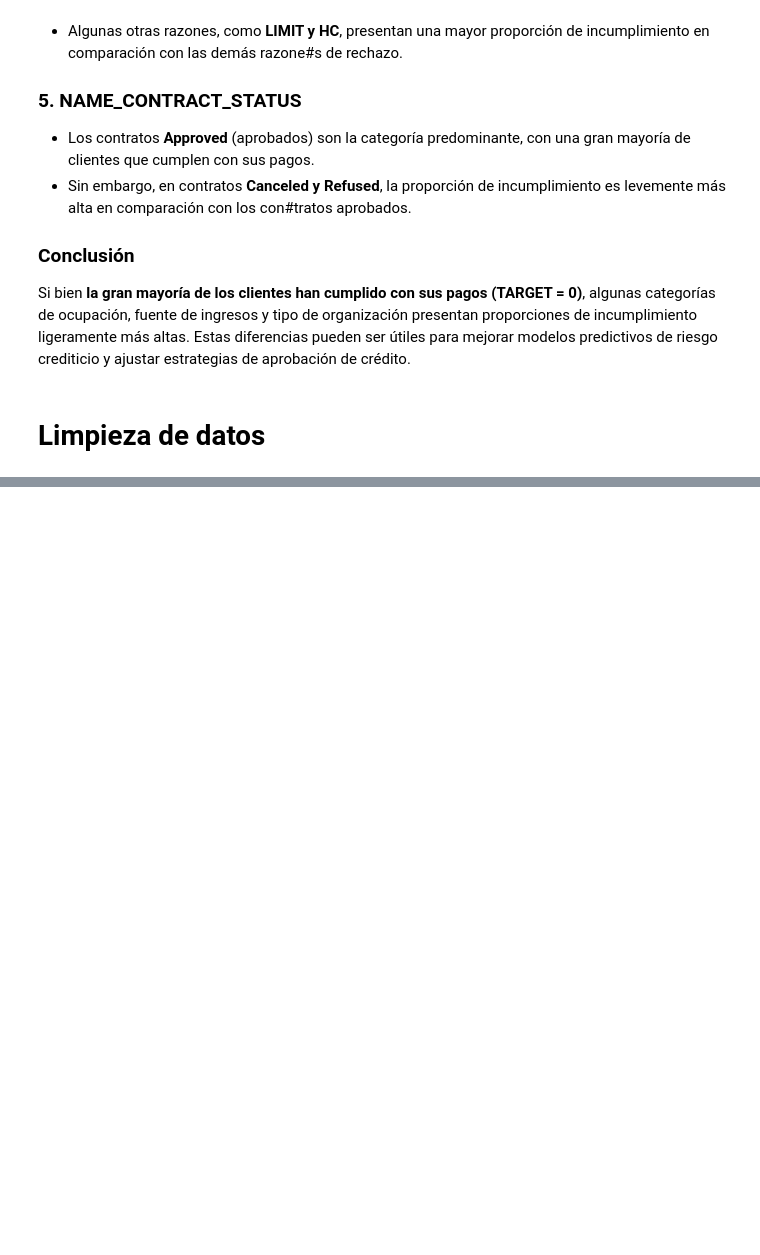
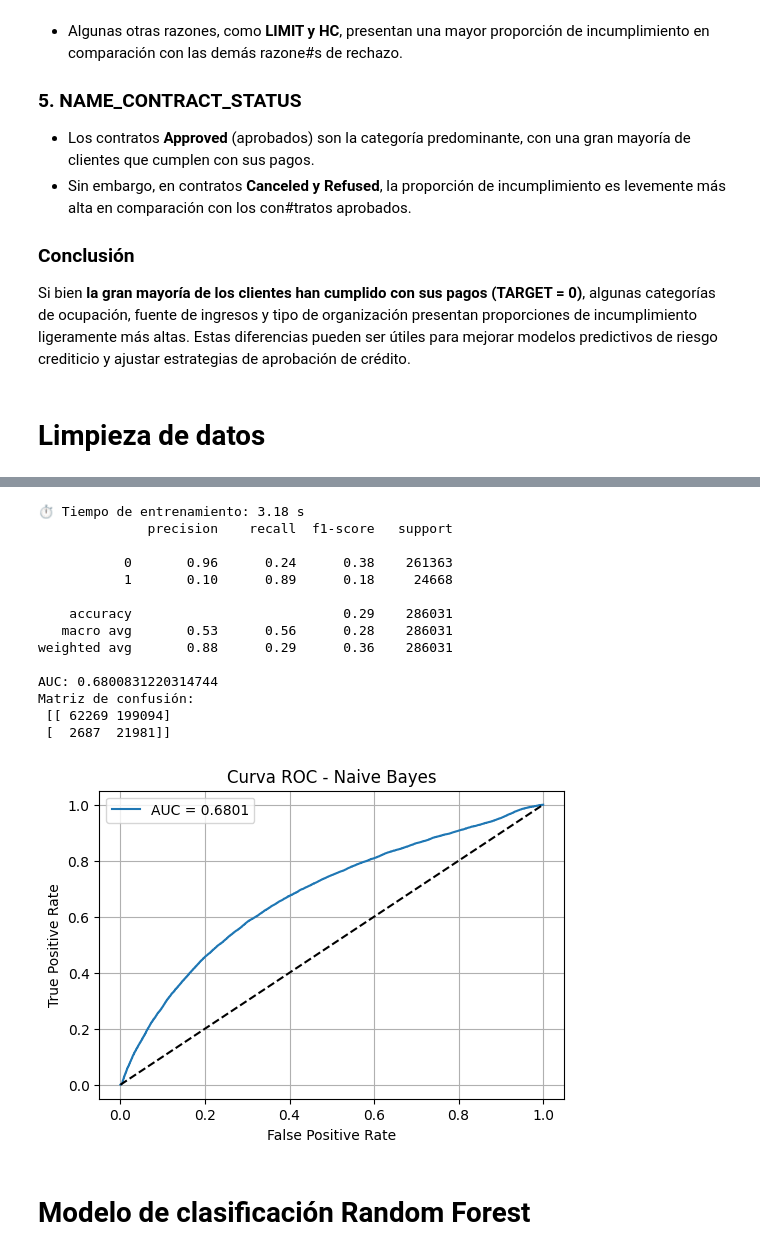
Before and after one commit to Nicoplayz58/ml-project, a Jupyter notebook: _sources/EDA Home Credit V2.ipynb, the cells around one changed output, grey strips where cells are left out. Cells and saved outputs as stored; diff of their text form; code cells hidden in the pictures; blank space fills up the shorter version.

```diff
--- a/_sources/EDA Home Credit V2.ipynb
+++ b/_sources/EDA Home Credit V2.ipynb
@@ -1056,0 +809,5 @@ Tiempo total: 789.43 segundos
+# %%
+start = time.time()
+pipeline.fit(X_train, y_train)
+end = time.time()
+tiempo = round(end - start, 2)
@@ -1056,0 +846,48 @@ Tiempo total: 789.43 segundos
+# %%
+# Entrenamiento + tiempo
+start = time.time()
+pipeline_nb.fit(X_train, y_train)
+end = time.time()
+tiempo = round(end - start, 2)
+# %%
+# Predicción
+y_pred = pipeline_nb.predict(X_val)
+y_prob = pipeline_nb.predict_proba(X_val)[:, 1]
+
+# Evaluación
+from sklearn.metrics import classification_report, roc_auc_score, confusion_matrix
+
+print(f"⏱ Tiempo de entrenamiento: {tiempo} s")
+print(classification_report(y_val, y_pred))
+print("AUC:", roc_auc_score(y_val, y_prob))
+print("Matriz de confusión:\n", confusion_matrix(y_val, y_pred))
+
+fpr, tpr, thresholds = roc_curve(y_val, y_prob)
+
+plt.figure(figsize=(6, 4))
+plt.plot(fpr, tpr, label=f"AUC = {roc_auc_score(y_val, y_prob):.4f}")
+plt.plot([0, 1], [0, 1], 'k--')
+plt.xlabel("False Positive Rate")
+plt.ylabel("True Positive Rate")
+plt.title("Curva ROC - Naive Bayes")
+plt.legend()
+plt.grid(True)v
+plt.show()
+# %% [output]
+⏱ Tiempo de entrenamiento: 3.18 s
+              precision    recall  f1-score   support
+
+           0       0.96      0.24      0.38    261363
+           1       0.10      0.89      0.18     24668
+
+    accuracy                           0.29    286031
+   macro avg       0.53      0.56      0.28    286031
+weighted avg       0.88      0.29      0.36    286031
+
+AUC: 0.6800831220314744
+Matriz de confusión:
+ [[ 62269 199094]
+ [  2687  21981]]
+[figure, added]
+# %% [markdown]
+# Modelo de clasificación Random Forest
```
Also changed, not shown: parts of 60 cells of this notebook, 13 other files.
